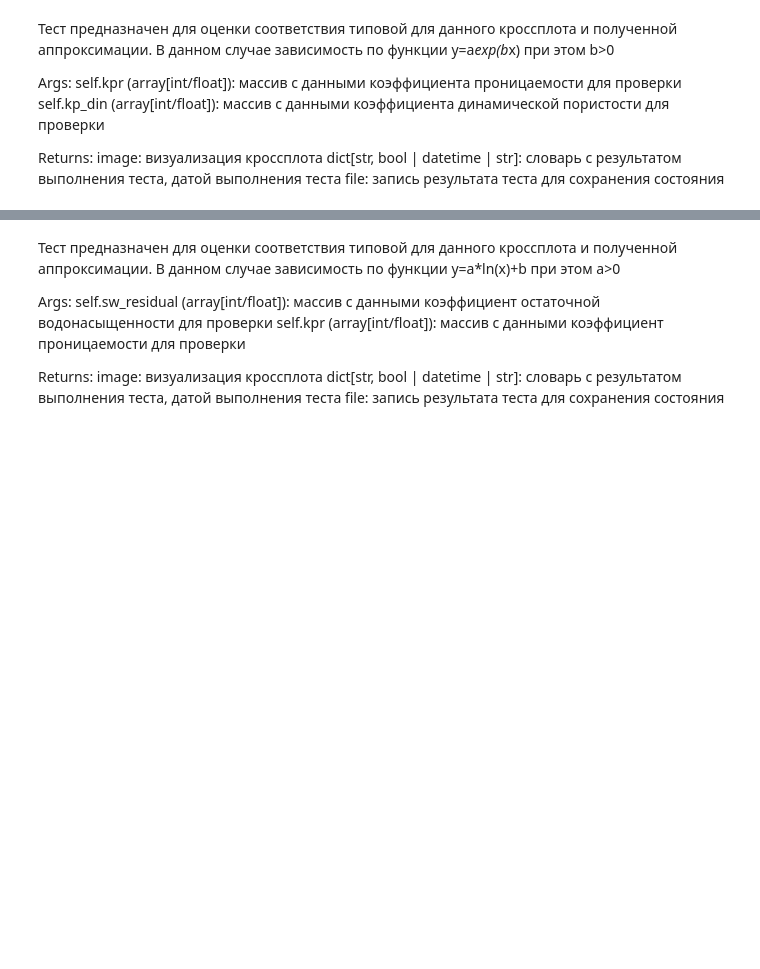
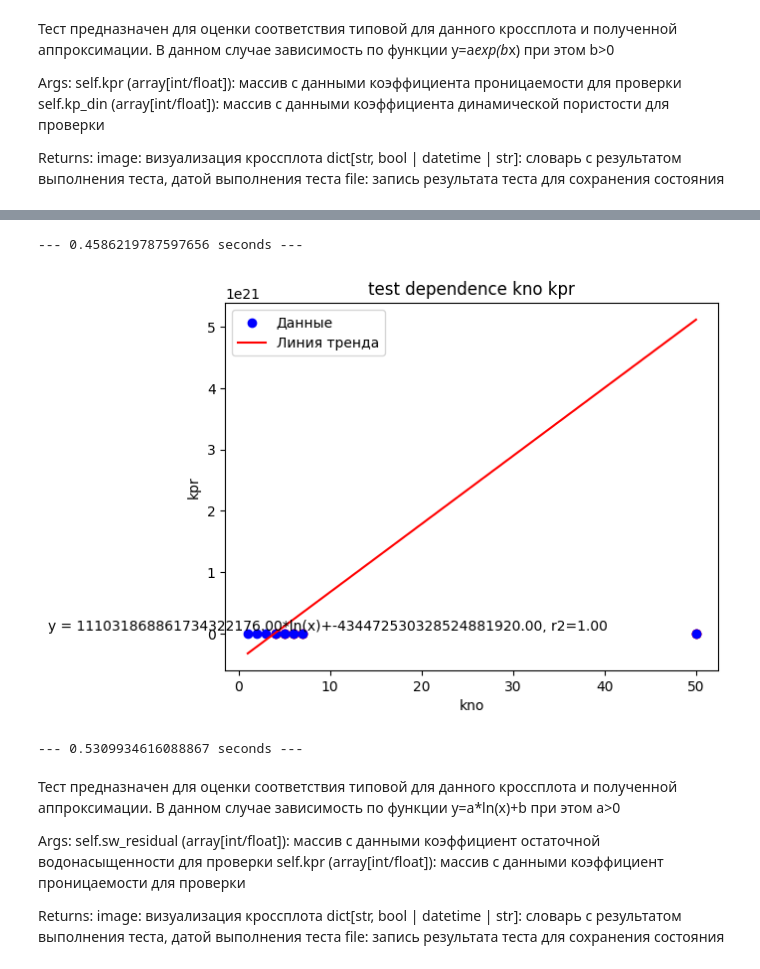
Before and after one commit to Salnikov-MaX/QA_QC_proj, a Jupyter notebook: qa_qc_lib/kern/workflow.ipynb, the cells around one changed output, grey strips where cells are left out. Cells and saved outputs as stored; diff of their text form; code cells hidden in the pictures; blank space fills up the shorter version.

Commit message:
Переписал data_preprocessing.py Добавлены новые тесты Проведен рефакторинг

```diff
--- a/qa_qc_lib/kern/workflow.ipynb
+++ b/qa_qc_lib/kern/workflow.ipynb
@@ -444,3 +442,20 @@ print("--- %s seconds ---" % (time.time() - start_time))
+# %%
+print("--- %s seconds ---" % (time.time() - start_time))
+start_time = time.time()
+# df=pd.read_excel(".../file.xlsx")
+x = np.array([1, 2, 3, 4, 5, 6, 7, 50])
+y = np.array([1, 2, 3, 4, 5, 6, 7, 50])
+z=np.array([0.1,0.2,0.2,0.2,0.2,0.6,0.72,0.50])
+p=np.array([0.1,0.2,0.2,0.2,0.2,0.1,0.1,0.1])
+path="data\\"
+tests = QA_QC_kern(kpr=x, kno=y, file_path=path)
+tests.start_tests(["test_dependence_kno_kpr"])
+tests.generate_test_report()
+print("--- %s seconds ---" % (time.time() - start_time))
+# %% [output]
+--- 0.4586219787597656 seconds ---
+[figure, added]
+--- 0.5309934616088867 seconds ---
 # %% [markdown]
 Тест предназначен для оценки соответствия типовой
 для данного кроссплота и полученной аппроксимации.
```
Also changed, not shown: parts of 60 cells of this notebook, 8 other files.
